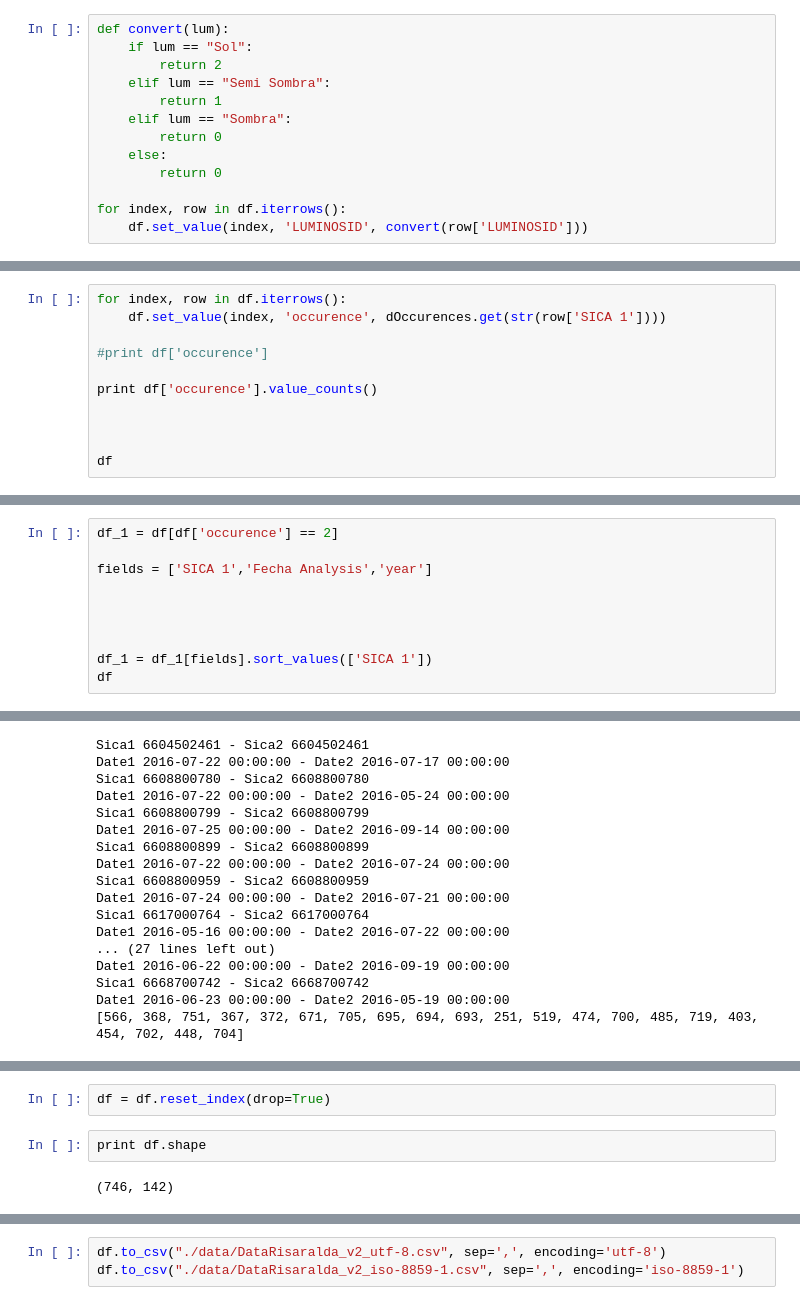
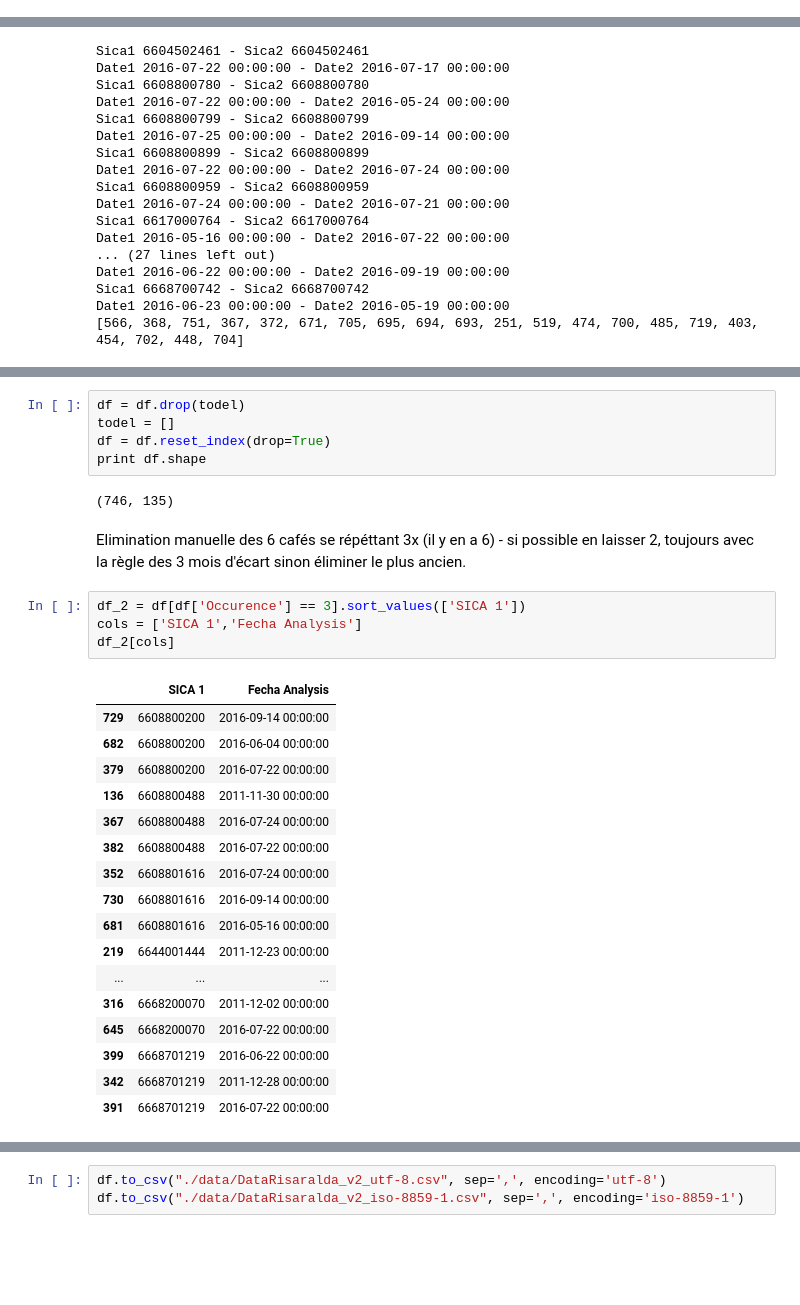
Before and after one commit to ThibaultSchowing/Bachelor_Thesis_2017_Sources, a Jupyter notebook: Notebook/DataAnalysis/0_DataCleaning.ipynb, the cells around one changed output, grey strips where cells are left out. Cells and saved outputs as stored; diff of their text form; blank space fills up the shorter version.

```diff
--- a/Notebook/DataAnalysis/0_DataCleaning.ipynb
+++ b/Notebook/DataAnalysis/0_DataCleaning.ipynb
@@ -111,14 +226 @@ array([u'Sol', u'Semi Sombra', u'Sombra'], dtype=object)
-# %%
-def convert(lum):
-    if lum == "Sol":
-        return 2
-    elif lum == "Semi Sombra":
-        return 1
-    elif lum == "Sombra":
-        return 0
-    else:
-        return 0
-
-for index, row in df.iterrows():
-    df.set_value(index, 'LUMINOSID', convert(row['LUMINOSID']))
 # %% [markdown]
@@ -254,11 +308,0 @@ df['SICA 1'] = df['SICA 1'].astype(str)
-# %%
-for index, row in df.iterrows():
-    df.set_value(index, 'occurence', dOccurences.get(str(row['SICA 1'])))
-
-#print df['occurence']
-
-print df['occurence'].value_counts()
-
-
-
-df
@@ -288,10 +308,0 @@ Name: occurence, dtype: int64
-# %%
-df_1 = df[df['occurence'] == 2]
-
-fields = ['SICA 1','Fecha Analysis','year']
-
-
-
-
-df_1 = df_1[fields].sort_values(['SICA 1'])
-df
@@ -374,6 +350,31 @@ todel = []
 # %%
+df = df.drop(todel)
+todel = []
 df = df.reset_index(drop=True)
+print df.shape
+# %% [output]
+(746, 135)
-# %%
-print df.shape
-# %% [output]
-(746, 142)
+# %% [markdown]
+Elimination manuelle des 6 cafés se répéttant 3x (il y en a 6) - si possible en laisser 2, toujours avec la règle des 3 mois d'écart sinon éliminer le plus ancien.
+# %%
+df_2 = df[df['Occurence'] == 3].sort_values(['SICA 1'])
+cols = ['SICA 1','Fecha Analysis']
+df_2[cols]
+# %% [output]
+|  | SICA 1 | Fecha Analysis |
+| 729 | 6608800200 | 2016-09-14 00:00:00 |
+| 682 | 6608800200 | 2016-06-04 00:00:00 |
+| 379 | 6608800200 | 2016-07-22 00:00:00 |
+| 136 | 6608800488 | 2011-11-30 00:00:00 |
+| 367 | 6608800488 | 2016-07-24 00:00:00 |
+| 382 | 6608800488 | 2016-07-22 00:00:00 |
+| 352 | 6608801616 | 2016-07-24 00:00:00 |
+| 730 | 6608801616 | 2016-09-14 00:00:00 |
+| 681 | 6608801616 | 2016-05-16 00:00:00 |
+| 219 | 6644001444 | 2011-12-23 00:00:00 |
+| ... | ... | ... |
+| 316 | 6668200070 | 2011-12-02 00:00:00 |
+| 645 | 6668200070 | 2016-07-22 00:00:00 |
+| 399 | 6668701219 | 2016-06-22 00:00:00 |
+| 342 | 6668701219 | 2011-12-28 00:00:00 |
+| 391 | 6668701219 | 2016-07-22 00:00:00 |
```
Also changed, not shown: parts of 77 cells of this notebook, 19 other files.
